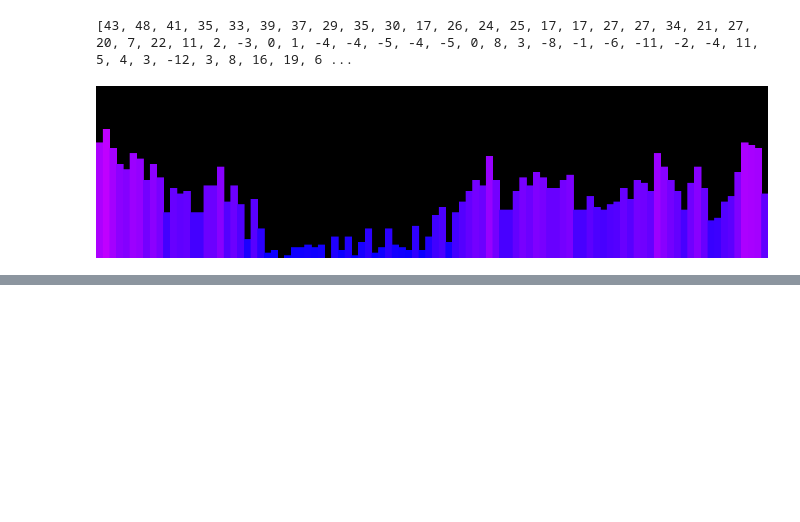
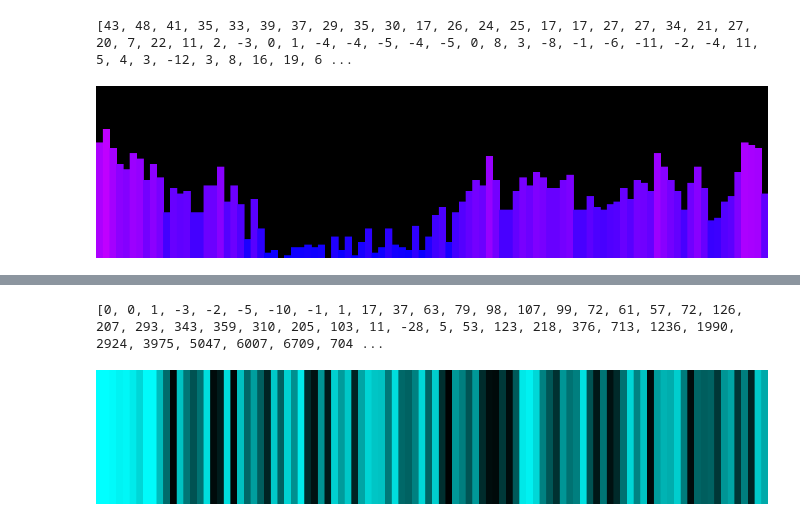
Before and after one commit to The2018/Music_AI, a Jupyter notebook: WAV_visualization.ipynb, the cells around one changed output, grey strips where cells are left out. Saved outputs shown, nothing was run; the diff lists cells and outputs as text; code cells hidden in the pictures; blank space fills up the shorter version.

```diff
--- a/WAV_visualization.ipynb
+++ b/WAV_visualization.ipynb
@@ -123,0 +148,3 @@ display(img)
+# %%
+new_file_name = "../FMP_1/data/C1/FMP_C1_F14_Sibelius.wav"
+IPython.display.Audio(new_file_name)
@@ -123,0 +153,15 @@ display(img)
+# %%
+file = open(new_file_name, 'rb')
+content = file.read()
+
+meta_size = 46
+data = content[meta_size:]
+
+ls = [int.from_bytes(data[i:i+2], "little", signed="true") for i in range(0, len(data), 2)]
+
+rgb_ls = [data_to_rgb(x) for x in ls]
+color_arr = [(0, 255-x, 255-x) for x in rgb_ls]
+draw_rectangles(color_arr)
+# %% [output]
+[0, 0, 1, -3, -2, -5, -10, -1, 1, 17, 37, 63, 79, 98, 107, 99, 72, 61, 57, 72, 126, 207, 293, 343, 359, 310, 205, 103, 11, -28, 5, 53, 123, 218, 376, 713, 1236, 1990, 2924, 3975, 5047, 6007, 6709, 704 ...
+[figure, added]
```
Also changed, not shown: parts of 5 cells of this notebook.
